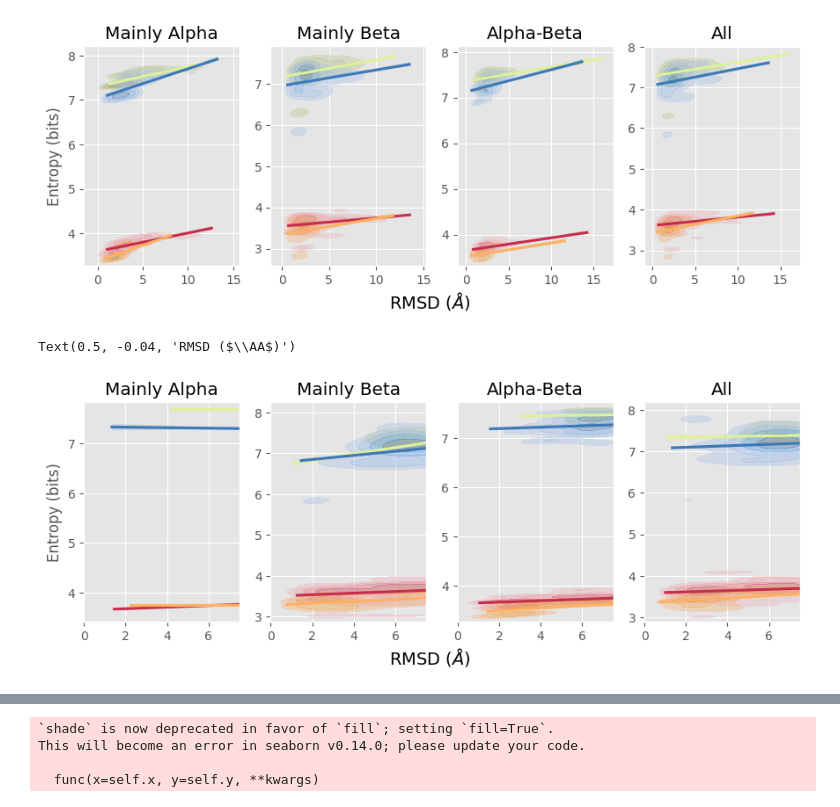
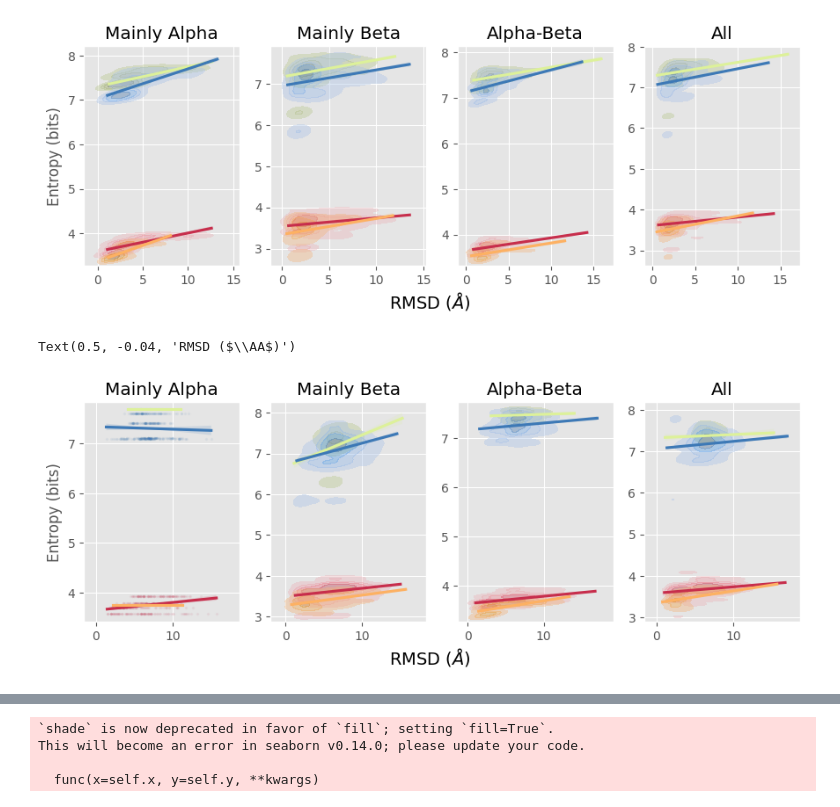
Before and after one commit to wells-wood-research/pdb-compare, a Jupyter notebook: plot_figures.ipynb, the cells around one changed output, grey strips where cells are left out. Saved outputs shown, nothing was run; the diff lists cells and outputs as text; code cells hidden in the pictures.

Commit message:
Add plots

```diff
--- a/plot_figures.ipynb
+++ b/plot_figures.ipynb
@@ -2507,71 +2610,73 @@ pal = sns.color_palette("Spectral", n_colors=len(model_names))
 new_palette = [pal[0], pal[3], pal[7], pal[-1]]
 fig, (ax, ax2, ax3, ax4) = plt.subplots(figsize=set_size(505.89*1.5), ncols=4)
 axes = [ax, ax2, ax3, ax4]
-results_corr = []
 class_names = ["Mainly Alpha", "Mainly Beta", "Alpha-Beta", "All"]
 selected_x = "curr_rmsd"
 selected_y = "curr_entropy_mean"
 for i, curr_ax in enumerate(axes):
     if i < 3:
-        sns.kdeplot(data=results_arr[(results_arr['temp']==1.0) & (results_arr['class']==i+1)], x=selected_x, y=selected_y, hue="model", legend=False, palette=new_palette, alpha=0.4, fill=True, thresh=0.15, levels=5, ax=curr_ax)
-        sns.regplot(data=results_arr[(results_arr['temp']==1.0) & (results_arr['class']==i+1) & (results_arr['model']=="TIMED")], x=selected_x, y=selected_y, scatter=False,line_kws={"color": new_palette[0]}, ax=curr_ax)
-        sns.regplot(data=results_arr[(results_arr['temp']==1.0) & (results_arr['class']==i+1) & (results_arr['model']=="TIMED_Deep")], x=selected_x, y=selected_y, scatter=False,line_kws={"color": new_palette[1]}, ax=curr_ax)
-        sns.regplot(data=results_arr[(results_arr['temp']==1.0) & (results_arr['class']==i+1) & (results_arr['model']=="TIMED_Rotamer")], x=selected_x, y=selected_y, scatter=False,line_kws={"color": new_palette[2]}, ax=curr_ax)
-        sns.regplot(data=results_arr[(results_arr['temp']==1.0) & (results_arr['class']==i+1) & (results_arr['model']=="TIMED_Rotamer_Deep")], x=selected_x, y=selected_y, scatter=False,line_kws={"color": new_palette[3]}, ax=curr_ax)
+        sns.kdeplot(data=results_arr[(results_arr['temp']==1) & (results_arr['class']==i+1)], x=selected_x, y=selected_y, hue="model", legend=False, palette=new_palette, alpha=0.4, fill=True, levels=5, ax=curr_ax)
+        if i+1 == 1:
+            scatter_mode = True
+        else:
+            scatter_mode = False
+        sns.regplot(data=results_arr[(results_arr['temp']==1) & (results_arr['class']==i+1) & (results_arr['model']=="TIMED")], x=selected_x, y=selected_y, scatter=scatter_mode,scatter_kws={"color":  new_palette[0], 's':2, 'alpha': 0.05},line_kws={"color": new_palette[0]}, ax=curr_ax)
+        sns.regplot(data=results_arr[(results_arr['temp']==1) & (results_arr['class']==i+1) & (results_arr['model']=="TIMED_Deep")], x=selected_x, y=selected_y, scatter=scatter_mode,scatter_kws={"color":  new_palette[1], 's':2, 'alpha': 0.05},line_kws={"color": new_palette[1]}, ax=curr_ax)
+        sns.regplot(data=results_arr[(results_arr['temp']==1) & (results_arr['class']==i+1) & (results_arr['model']=="TIMED_Rotamer")], x=selected_x, y=selected_y, scatter=scatter_mode,scatter_kws={"color":  new_palette[2], 's':2, 'alpha': 0.05},line_kws={"color": new_palette[2]}, ax=curr_ax)
+        sns.regplot(data=results_arr[(results_arr['temp']==1) & (results_arr['class']==i+1) & (results_arr['model']=="TIMED_Rotamer_Deep")], x=selected_x, y=selected_y, scatter=scatter_mode,scatter_kws={"color":  new_palette[3], 's':2, 'alpha': 0.05},line_kws={"color": new_palette[3]}, ax=curr_ax)
         # Correlations:
-        curr_x = results_arr[(results_arr['temp']==1.0) & (results_arr['class']==i+1) & (results_arr['model']=="TIMED")][selected_x]
-        curr_y = results_arr[(results_arr['temp']==1.0) & (results_arr['class']==i+1) & (results_arr['model']=="TIMED")][selected_y]
-        results_corr.append([f"TIMED", i, 1.0, *pearsonr(curr_x,curr_y)])
-        curr_x = results_arr[(results_arr['temp']==1.0) & (results_arr['class']==i+1) & (results_arr['model']=="TIMED_Deep")][selected_x]
-        curr_y = results_arr[(results_arr['temp']==1.0) & (results_arr['class']==i+1) & (results_arr['model']=="TIMED_Deep")][selected_y]
-        results_corr.append([f"TIMED_Deep", i, 1.0, *pearsonr(curr_x,curr_y)])
-        curr_x = results_arr[(results_arr['temp']==1.0) & (results_arr['class']==i+1) & (results_arr['model']=="TIMED_Rotamer")][selected_x]
-        curr_y = results_arr[(results_arr['temp']==1.0) & (results_arr['class']==i+1) & (results_arr['model']=="TIMED_Rotamer")][selected_y]
-        results_corr.append([f"TIMED_Rotamer", i, 1.0, *pearsonr(curr_x,curr_y)])
-        curr_x = results_arr[(results_arr['temp']==1.0) & (results_arr['class']==i+1) & (results_arr['model']=="TIMED_Rotamer_Deep")][selected_x]
-        curr_y = results_arr[(results_arr['temp']==1.0) & (results_arr['class']==i+1) & (results_arr['model']=="TIMED_Rotamer_Deep")][selected_y]
-        results_corr.append([f"TIMED_Rotamer_Deep", i, 1.0, *pearsonr(curr_x,curr_y)])
+        curr_x = results_arr[(results_arr['temp']==1) & (results_arr['class']==i+1) & (results_arr['model']=="TIMED")][selected_x]
+        curr_y = results_arr[(results_arr['temp']==1) & (results_arr['class']==i+1) & (results_arr['model']=="TIMED")][selected_y]
+        results_corr.append([f"TIMED", i, 1, *pearsonr(curr_x,curr_y)])
+        curr_x = results_arr[(results_arr['temp']==1) & (results_arr['class']==i+1) & (results_arr['model']=="TIMED_Deep")][selected_x]
+        curr_y = results_arr[(results_arr['temp']==1) & (results_arr['class']==i+1) & (results_arr['model']=="TIMED_Deep")][selected_y]
+        results_corr.append([f"TIMED_Deep", i, 1, *pearsonr(curr_x,curr_y)])
+        curr_x = results_arr[(results_arr['temp']==1) & (results_arr['class']==i+1) & (results_arr['model']=="TIMED_Rotamer")][selected_x]
+        curr_y = results_arr[(results_arr['temp']==1) & (results_arr['class']==i+1) & (results_arr['model']=="TIMED_Rotamer")][selected_y]
+        results_corr.append([f"TIMED_Rotamer", i, 1, *pearsonr(curr_x,curr_y)])
+        curr_x = results_arr[(results_arr['temp']==1) & (results_arr['class']==i+1) & (results_arr['model']=="TIMED_Rotamer_Deep")][selected_x]
+        curr_y = results_arr[(results_arr['temp']==1) & (results_arr['class']==i+1) & (results_arr['model']=="TIMED_Rotamer_Deep")][selected_y]
+        results_corr.append([f"TIMED_Rotamer_Deep", i, 1, *pearsonr(curr_x,curr_y)])
     else:
-        sns.kdeplot(data=results_arr[(results_arr['temp']==1.0)], x=selected_x, y=selected_y, hue="model", legend=False, palette=new_palette, alpha=0.4, fill=True, thresh=0.15, levels=5, ax=curr_ax)
-        sns.regplot(data=results_arr[(results_arr['temp']==1.0) & (results_arr['model']=="TIMED")], x=selected_x, y=selected_y, scatter=False,line_kws={"color": new_palette[0]}, ax=curr_ax)
-        sns.regplot(data=results_arr[(results_arr['temp']==1.0) & (results_arr['model']=="TIMED_Deep")], x=selected_x, y=selected_y, scatter=False,line_kws={"color": new_palette[1]}, ax=curr_ax)
-        sns.regplot(data=results_arr[(results_arr['temp']==1.0) & (results_arr['model']=="TIMED_Rotamer")], x=selected_x, y=selected_y, scatter=False,line_kws={"color": new_palette[2]}, ax=curr_ax)
-        sns.regplot(data=results_arr[(results_arr['temp']==1.0) & (results_arr['model']=="TIMED_Rotamer_Deep")], x=selected_x, y=selected_y, scatter=False,line_kws={"color": new_palette[3]}, ax=curr_ax)
+        sns.kdeplot(data=results_arr[(results_arr['temp']==1)], x=selected_x, y=selected_y, hue="model", legend=False, palette=new_palette, alpha=0.4, fill=True, thresh=0.15, levels=5, ax=curr_ax)
+        sns.regplot(data=results_arr[(results_arr['temp']==1) & (results_arr['model']=="TIMED")], x=selected_x, y=selected_y, scatter=False,scatter_kws={"color":  new_palette[0], 's':2, 'alpha': 0.05},line_kws={"color": new_palette[0]}, ax=curr_ax)
+        sns.regplot(data=results_arr[(results_arr['temp']==1) & (results_arr['model']=="TIMED_Deep")], x=selected_x, y=selected_y, scatter=False,scatter_kws={"color":  new_palette[1], 's':2, 'alpha': 0.05},line_kws={"color": new_palette[1]}, ax=curr_ax)
+        sns.regplot(data=results_arr[(results_arr['temp']==1) & (results_arr['model']=="TIMED_Rotamer")], x=selected_x, y=selected_y, scatter=False,scatter_kws={"color":  new_palette[2], 's':2, 'alpha': 0.05},line_kws={"color": new_palette[2]}, ax=curr_ax)
+        sns.regplot(data=results_arr[(results_arr['temp']==1) & (results_arr['model']=="TIMED_Rotamer_Deep")], x=selected_x, y=selected_y, scatter=False,scatter_kws={"color":  new_palette[3], 's':2, 'alpha': 0.05},line_kws={"color": new_palette[3]}, ax=curr_ax)
         # Correlations:
-        curr_x = results_arr[(results_arr['temp']==1.0) & (results_arr['model']=="TIMED")][selected_x]
-        curr_y = results_arr[(results_arr['temp']==1.0) & (results_arr['model']=="TIMED")][selected_y]
-        results_corr.append([f"TIMED", i, 1.0, *pearsonr(curr_x,curr_y)])
-        curr_x = results_arr[(results_arr['temp']==1.0) & (results_arr['model']=="TIMED_Deep")][selected_x]
-        curr_y = results_arr[(results_arr['temp']==1.0) & (results_arr['model']=="TIMED_Deep")][selected_y]
-        results_corr.append([f"TIMED_Deep", i, 1.0, *pearsonr(curr_x,curr_y)])
-        curr_x = results_arr[(results_arr['temp']==1.0) & (results_arr['model']=="TIMED_Rotamer")][selected_x]
-        curr_y = results_arr[(results_arr['temp']==1.0) & (results_arr['model']=="TIMED_Rotamer")][selected_y]
-        results_corr.append([f"TIMED_Rotamer", i, 1.0, *pearsonr(curr_x,curr_y)])
-        curr_x = results_arr[(results_arr['temp']==1.0) & (results_arr['model']=="TIMED_Rotamer_Deep")][selected_x]
-        curr_y = results_arr[(results_arr['temp']==1.0) & (results_arr['model']=="TIMED_Rotamer_Deep")][selected_y]
-        results_corr.append([f"TIMED_Rotamer_Deep", i, 1.0, *pearsonr(curr_x,curr_y)])
+        curr_x = results_arr[(results_arr['temp']==1) & (results_arr['model']=="TIMED")][selected_x]
+        curr_y = results_arr[(results_arr['temp']==1) & (results_arr['model']=="TIMED")][selected_y]
+        results_corr.append([f"TIMED", i, 1, *pearsonr(curr_x,curr_y)])
+        curr_x = results_arr[(results_arr['temp']==1) & (results_arr['model']=="TIMED_Deep")][selected_x]
+        curr_y = results_arr[(results_arr['temp']==1) & (results_arr['model']=="TIMED_Deep")][selected_y]
+        results_corr.append([f"TIMED_Deep", i, 1, *pearsonr(curr_x,curr_y)])
+        curr_x = results_arr[(results_arr['temp']==1) & (results_arr['model']=="TIMED_Rotamer")][selected_x]
+        curr_y = results_arr[(results_arr['temp']==1) & (results_arr['model']=="TIMED_Rotamer")][selected_y]
+        results_corr.append([f"TIMED_Rotamer", i, 1, *pearsonr(curr_x,curr_y)])
+        curr_x = results_arr[(results_arr['temp']==1) & (results_arr['model']=="TIMED_Rotamer_Deep")][selected_x]
+        curr_y = results_arr[(results_arr['temp']==1) & (results_arr['model']=="TIMED_Rotamer_Deep")][selected_y]
+        results_corr.append([f"TIMED_Rotamer_Deep", i, 1, *pearsonr(curr_x,curr_y)])
     curr_ax.set_title(class_names[i])
 
-    curr_ax.set_xlim(0, 7.5)
     #curr_ax.set_ylim(0, 60)
     if i==0:
         curr_ax.set_ylabel("Entropy (bits)")
     else:
         curr_ax.set_ylabel("")
     curr_ax.set_xlabel("")
 
     # Calculate correlations:
     #     curr_ax.axes.xaxis.set_visible(False)
     # curr_ax.axes.yaxis.set_visible(False)
 
 
 
 # fig.add_subplot(111, frameon=False)
 # plt.tick_params(labelcolor='none', top=False, bottom=False, left=False, right=False)
 fig.text(0.5, -0.04, r"RMSD ($\AA$)", ha='center', fontsize=14)
 # fig.subplots_adjust(wspace=0.05, hspace=0.3)
 
 #plt.show()
 # %% [output]
 Text(0.5, -0.04, 'RMSD ($\\AA$)')
-[figure, old version]
+[figure, new version]
```
Also changed, not shown: parts of 18 cells of this notebook.
